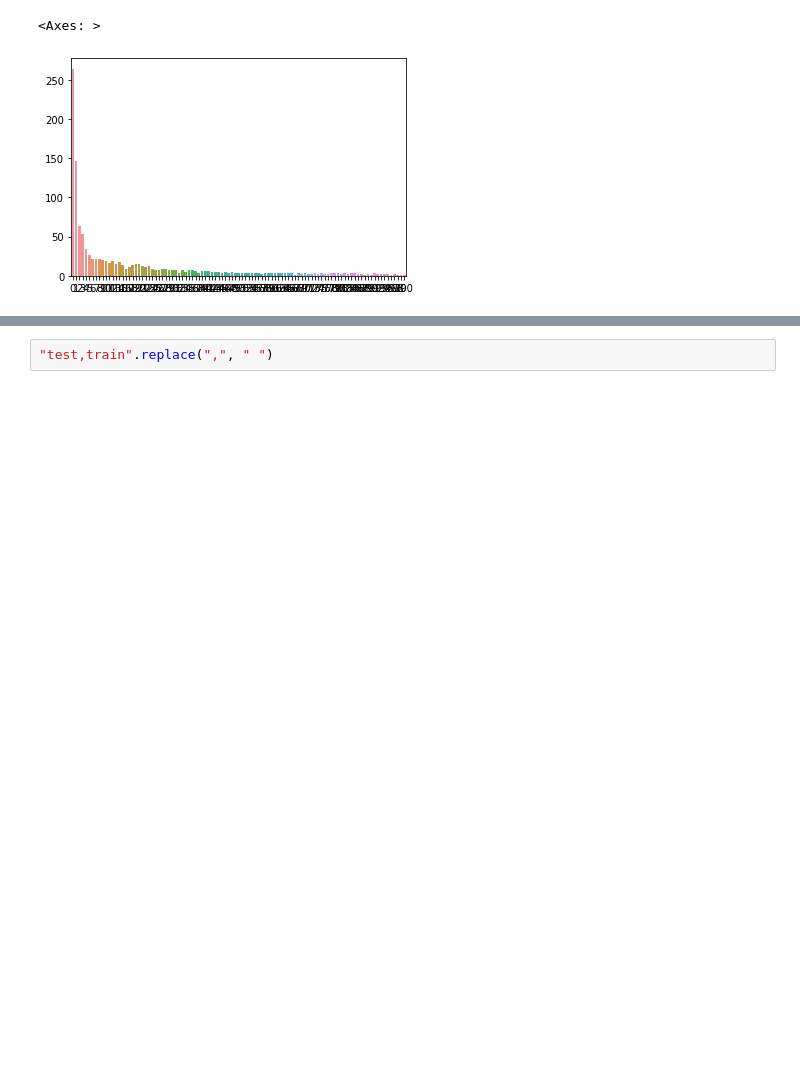
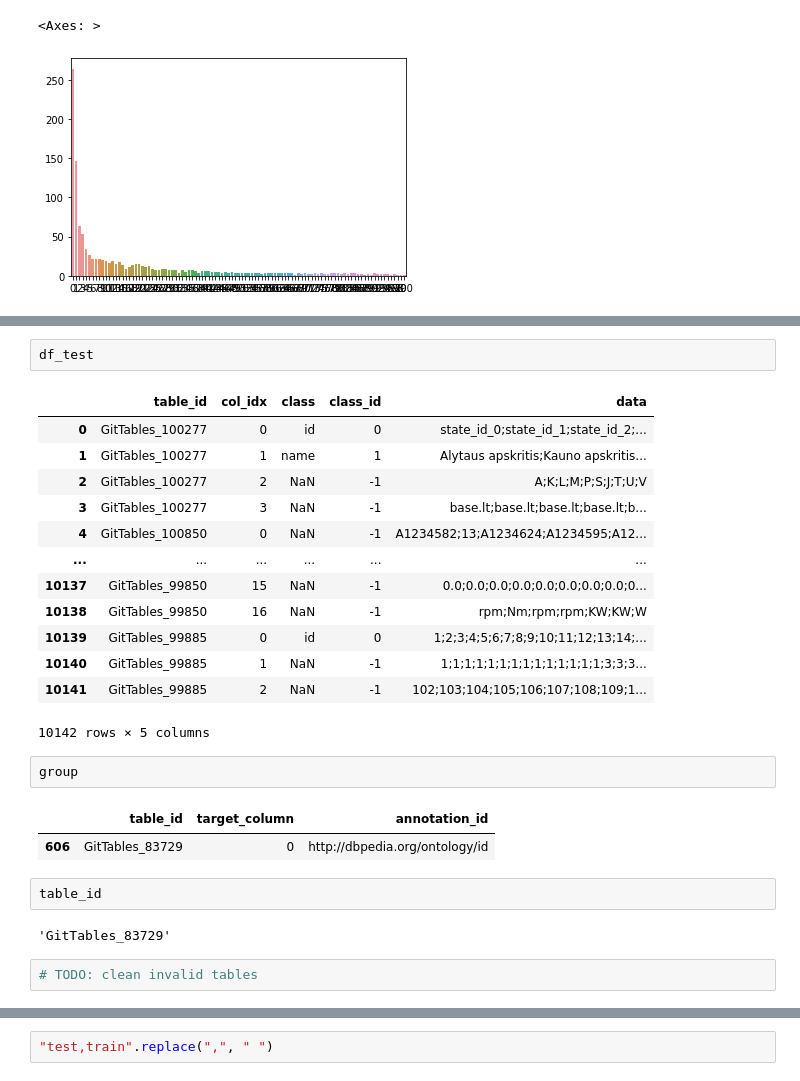
Before and after one commit to TommyDzh/watchog, a Jupyter notebook: data_viewer.ipynb, the cells around one changed output, grey strips where cells are left out. Drawn from its saved outputs; the diff is of its cells as text; blank space fills up the shorter version.

Commit message:
7-27 random sample, filter gittable invalid cols

```diff
--- a/data_viewer.ipynb
+++ b/data_viewer.ipynb
@@ -375,3 +399,30 @@ sns.barplot(x=np.arange(len(class_samples)), y=class_samples)
+# %%
+df_test
+# %% [output]
+|  | table_id | col_idx | class | class_id | data |
+| 0 | GitTables_100277 | 0 | id | 0 | state_id_0;state_id_1;state_id_2;... |
+| 1 | GitTables_100277 | 1 | name | 1 | Alytaus apskritis;Kauno apskritis... |
+| 2 | GitTables_100277 | 2 | NaN | -1 | A;K;L;M;P;S;J;T;U;V |
+| 3 | GitTables_100277 | 3 | NaN | -1 | base.lt;base.lt;base.lt;base.lt;b... |
+| 4 | GitTables_100850 | 0 | NaN | -1 | A1234582;13;A1234624;A1234595;A12... |
+| ... | ... | ... | ... | ... | ... |
+| 10137 | GitTables_99850 | 15 | NaN | -1 | 0.0;0.0;0.0;0.0;0.0;0.0;0.0;0.0;0... |
+| 10138 | GitTables_99850 | 16 | NaN | -1 | rpm;Nm;rpm;rpm;KW;KW;W |
+| 10139 | GitTables_99885 | 0 | id | 0 | 1;2;3;4;5;6;7;8;9;10;11;12;13;14;... |
+| 10140 | GitTables_99885 | 1 | NaN | -1 | 1;1;1;1;1;1;1;1;1;1;1;1;1;1;3;3;3... |
+| 10141 | GitTables_99885 | 2 | NaN | -1 | 102;103;104;105;106;107;108;109;1... |
+10142 rows × 5 columns
+# %%
+group
+# %% [output]
+|  | table_id | target_column | annotation_id |
+| 606 | GitTables_83729 | 0 | http://dbpedia.org/ontology/id |
+# %%
+table_id
+# %% [output]
+'GitTables_83729'
+# %%
+# TODO: clean invalid tables
 # %%
 type2id["NaN"] = -1
 id2type[-1] = "NaN"
```
Also changed, not shown: parts of 18 cells of this notebook, 5 other files.
